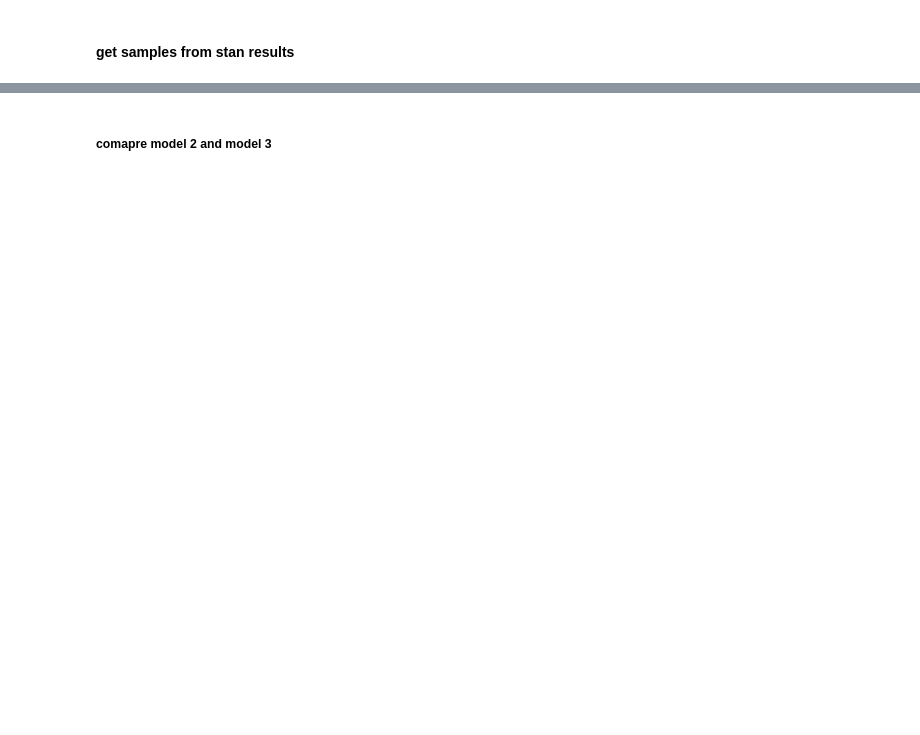
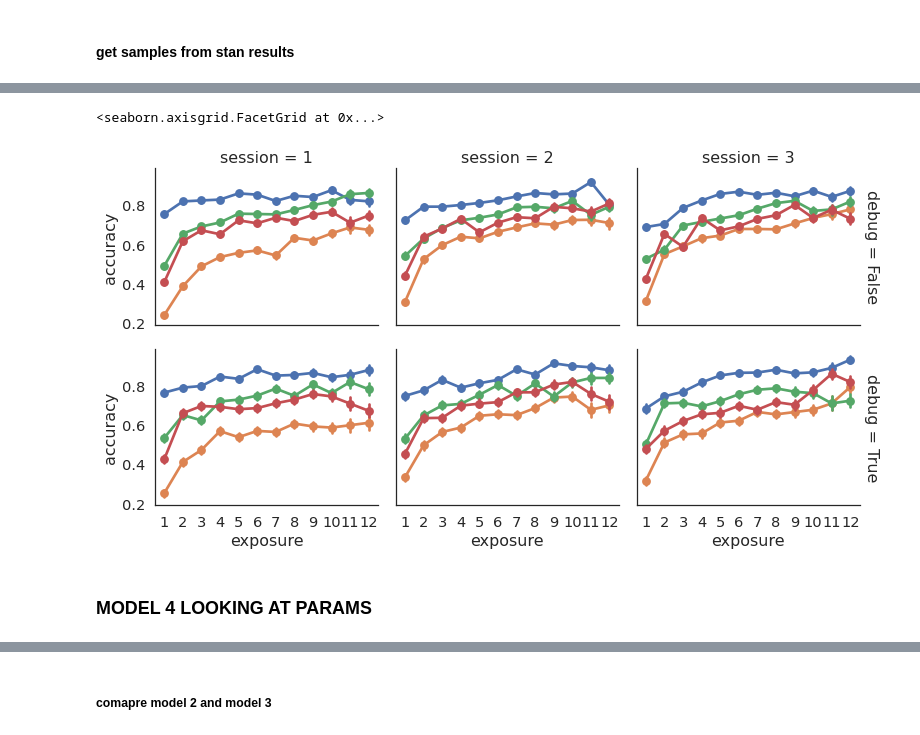
Before and after one commit to nivlab/RobotFactory, a Jupyter notebook: study02/05_Parameter_test.ipynb, the cells around one changed output, grey strips where cells are left out. Saved outputs shown, nothing was run; the diff lists cells and outputs as text; code cells hidden in the pictures; blank space fills up the shorter version.

```diff
--- a/study02/05_Parameter_test.ipynb
+++ b/study02/05_Parameter_test.ipynb
@@ -129,0 +192,14 @@ samples_pivot = samples.pivot_table(index=['model','session','subj'],
+# %%
+g1 = sns.FacetGrid(all_ppc, col='session',
+                  margin_titles=True, row='debug',
+                  col_order=sessions, aspect=1.25, legend_out=True)
+
+order = np.arange(12) + 1
+hue_order = ['GW','NGW','GAL','NGAL']
+
+g1.map(sns.pointplot, 'exposure', 'accuracy', 'robot',
+      palette = sns.color_palette(),
+      order=order, hue_order=hue_order)
+# %% [output]
+<seaborn.axisgrid.FacetGrid at 0x...>
+[figure, added]
@@ -129,0 +221,2 @@ samples_pivot = samples.pivot_table(index=['model','session','subj'],
+# %% [markdown]
+### MODEL 4 LOOKING AT PARAMS
```
Also changed, not shown: parts of 53 cells of this notebook, 18 other files.
